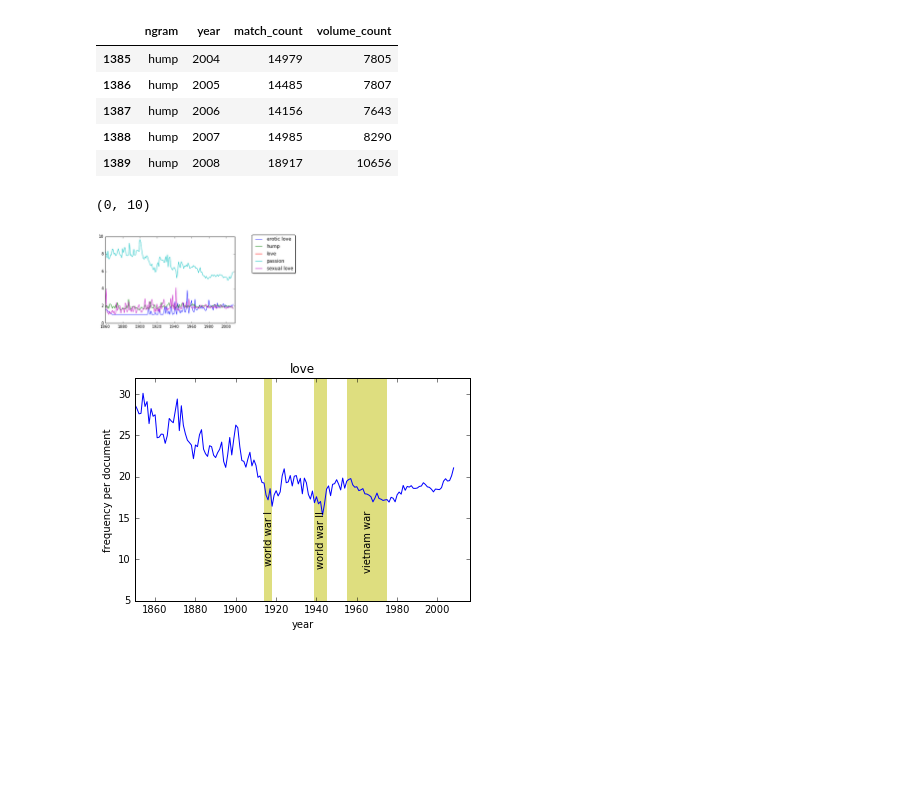
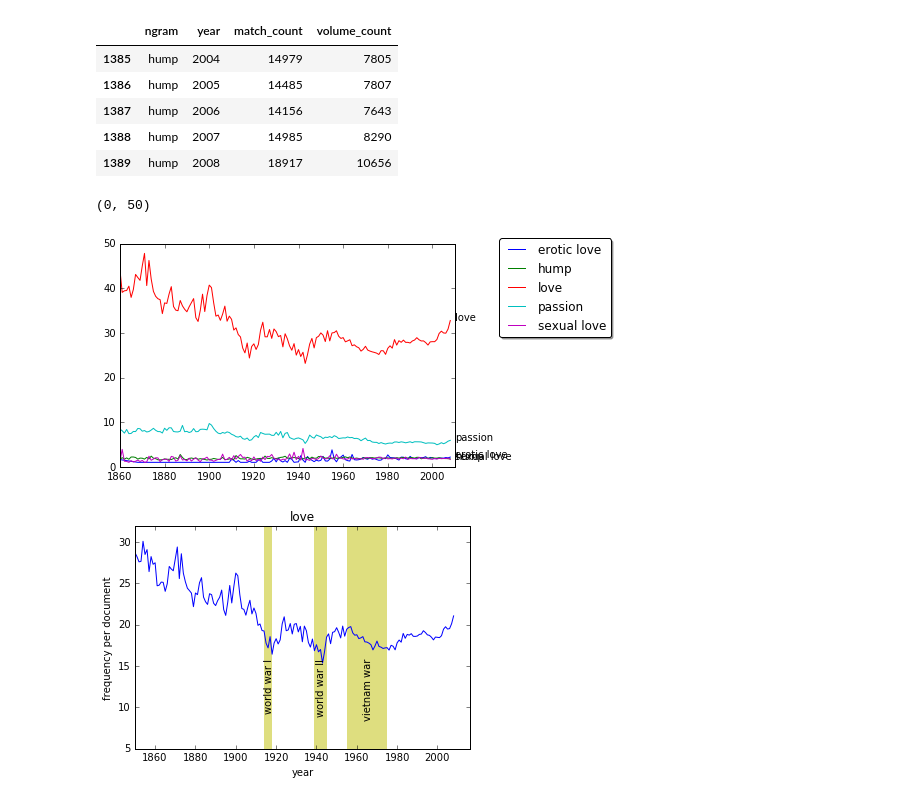
Before and after one commit to amirfz/myPythonProjects, a Jupyter notebook: googleNGram/googleNGram.ipynb, the cells around one changed output. Cells and saved outputs as stored; diff of their text form; code cells hidden in the pictures; blank space fills up the shorter version.

```diff
--- a/googleNGram/googleNGram.ipynb
+++ b/googleNGram/googleNGram.ipynb
@@ -97,13 +97,13 @@ dataf.to_csv('dataset_for_'+targetWord+'_wordCloud.csv.gz', sep=',', compression
 # %%
 for key, grp in dataf.groupby(by='ngram'):
     plt.plot(grp.year, grp.match_count/grp.volume_count, label=key)
-    plt.annotate(key, xy=(2016, grp.match_count[grp.year==2008]/grp.volume_count[grp.year==2008]))
+    plt.annotate(key, xy=(2010, grp.match_count[grp.year==2008]/grp.volume_count[grp.year==2008]))
 plt.legend(loc='upper center', bbox_to_anchor=(1.3, 1.05), ncol=1, fancybox=True, shadow=True)
 plt.xlim(1860,2010)
-plt.ylim(0,10)
+plt.ylim(0,50)
 # %% [output]
-(0, 10)
+(0, 50)
-[figure, old version]
+[figure, new version]
 # %%
 #data_check = pd.read_table('googlebooks-eng-all-1gram-20120701-d.gz', sep='\t', header=None, names=columns)
 # %%
```
